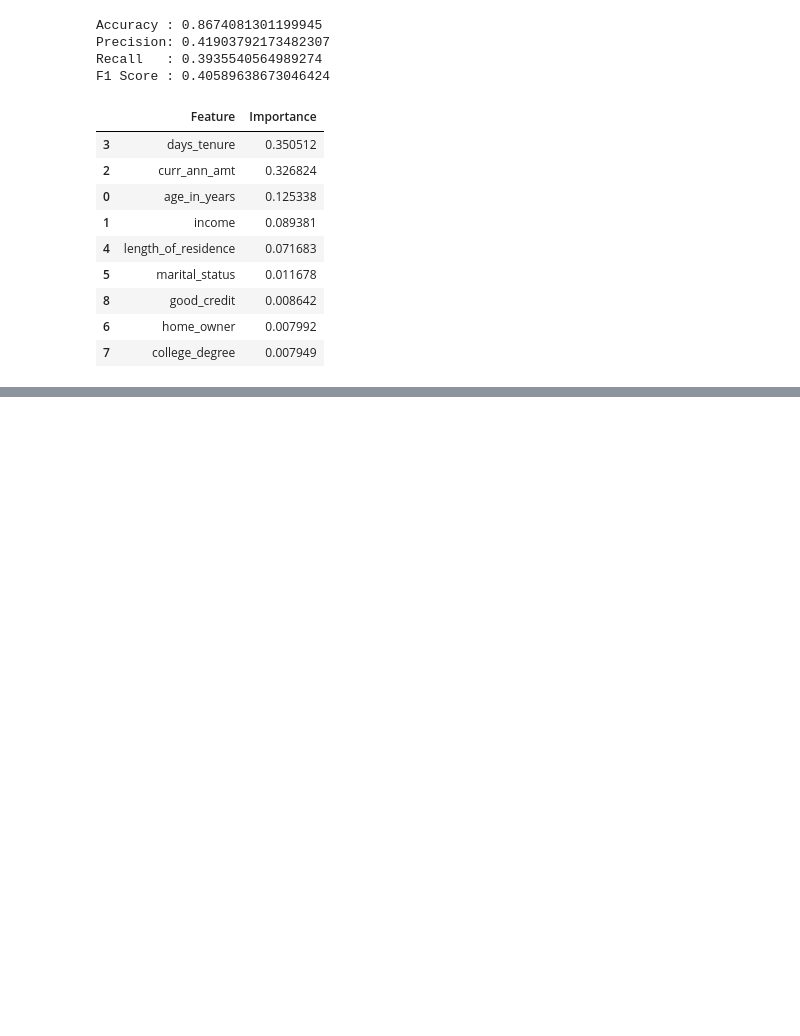
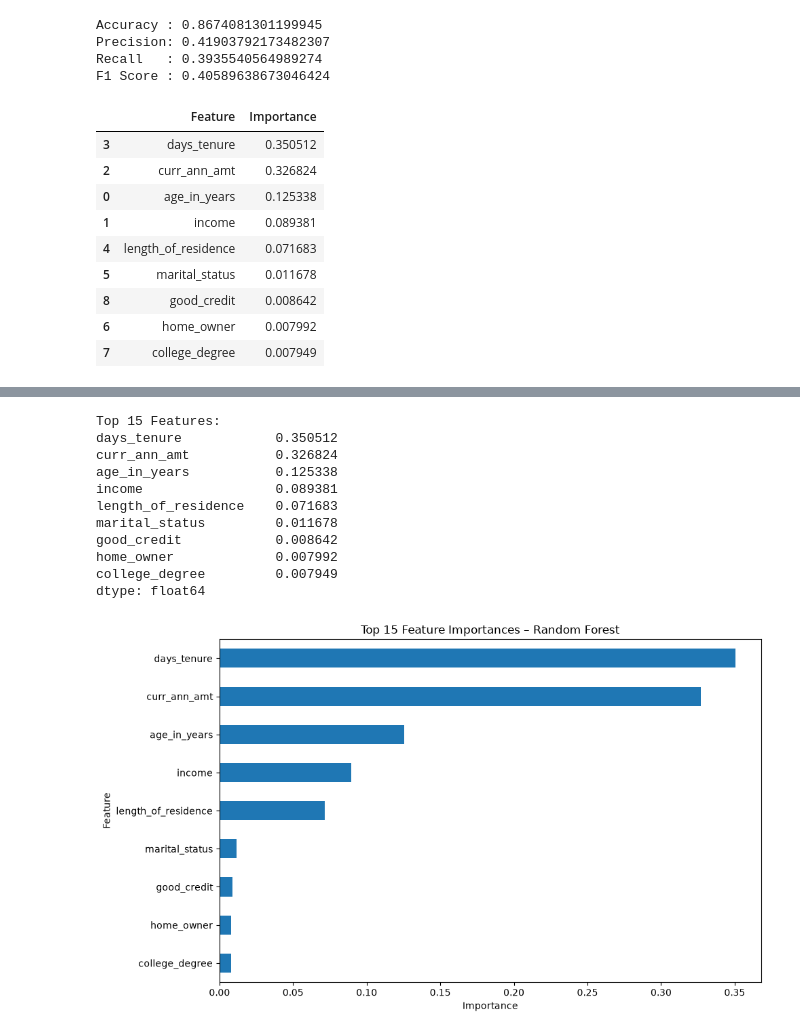
Before and after one commit to LoydeRaja/motorguard-ai, a Jupyter notebook: notebooks/02_feature_engineering.ipynb, the cells around one changed output, grey strips where cells are left out. Saved outputs shown, nothing was run; the diff lists cells and outputs as text; code cells hidden in the pictures; blank space fills up the shorter version.

```diff
--- a/notebooks/02_feature_engineering.ipynb
+++ b/notebooks/02_feature_engineering.ipynb
@@ -384,2 +386,37 @@ KeyboardInterrupt:
 [figure]
 [figure]
+# %%
+import pandas as pd
+import matplotlib.pyplot as plt
+
+# Feature Importance des Random Forest
+feature_importance = pd.Series(
+    rf.feature_importances_,
+    index=X.columns
+).sort_values(ascending=False)
+
+print("Top 15 Features:")
+print(feature_importance.head(15))
+
+# Visualisierung
+plt.figure(figsize=(10, 6))
+feature_importance.head(15).sort_values().plot(kind="barh")
+
+plt.title("Top 15 Feature Importances – Random Forest")
+plt.xlabel("Importance")
+plt.ylabel("Feature")
+plt.tight_layout()
+plt.show()
+# %% [output]
+Top 15 Features:
+days_tenure            0.350512
+curr_ann_amt           0.326824
+age_in_years           0.125338
+income                 0.089381
+length_of_residence    0.071683
+marital_status         0.011678
+good_credit            0.008642
+home_owner             0.007992
+college_degree         0.007949
+dtype: float64
+[figure, added]
```
Also changed, not shown: parts of 18 cells of this notebook, 4 other files.
